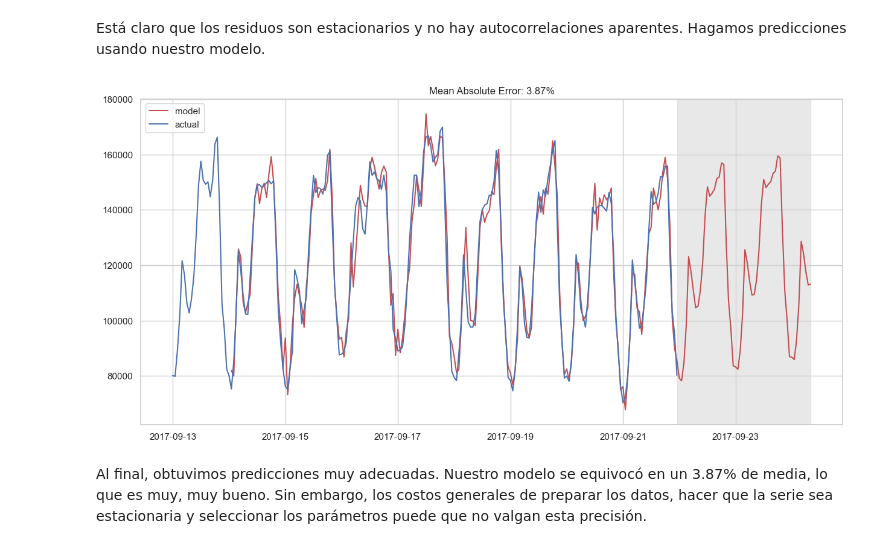
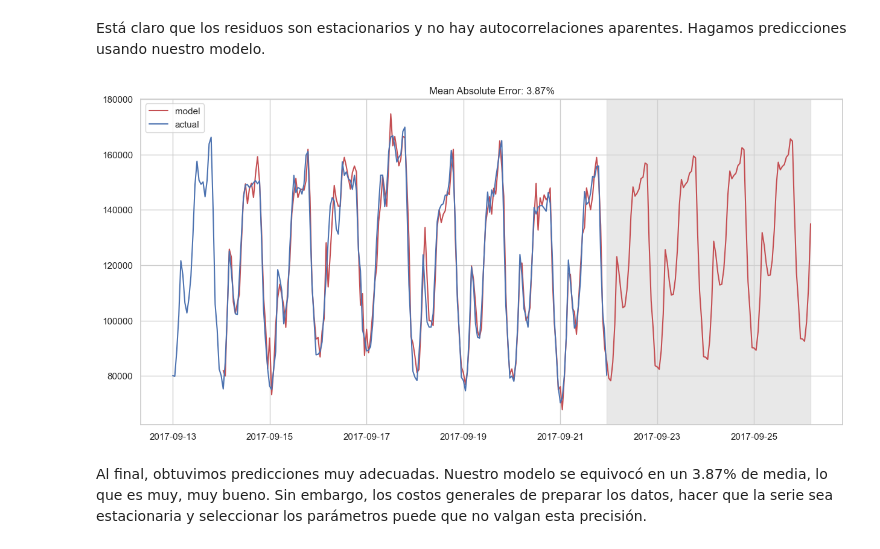
Before and after one commit to dfbustosus/Bootcamp-DS-2023-I, a Jupyter notebook: Clase 27 - 31 May 2023/Fundamentos de series de tiempo.ipynb, the cells around one changed output. Cells and saved outputs as stored; diff of their text form; code cells hidden in the pictures.

```diff
--- a/Clase 27 - 31 May 2023/Fundamentos de series de tiempo.ipynb
+++ b/Clase 27 - 31 May 2023/Fundamentos de series de tiempo.ipynb
@@ -635,8 +655,8 @@ def plotSARIMA(series, model, n_steps):
     plt.grid(True);
 # %%
 sns.set_style("whitegrid")
-plotSARIMA(ads, best_model, 56)
+plotSARIMA(ads, best_model, 100)
 # %% [output]
-[figure, old version]
+[figure, new version]
 # %% [markdown]
 Al final, obtuvimos predicciones muy adecuadas. Nuestro modelo se equivocó en un 3.87% de media, lo que es muy, muy bueno. Sin embargo, los costos generales de preparar los datos, hacer que la serie sea estacionaria y seleccionar los parámetros puede que no valgan esta precisión.
```
Also changed, not shown: parts of 9 cells of this notebook.
